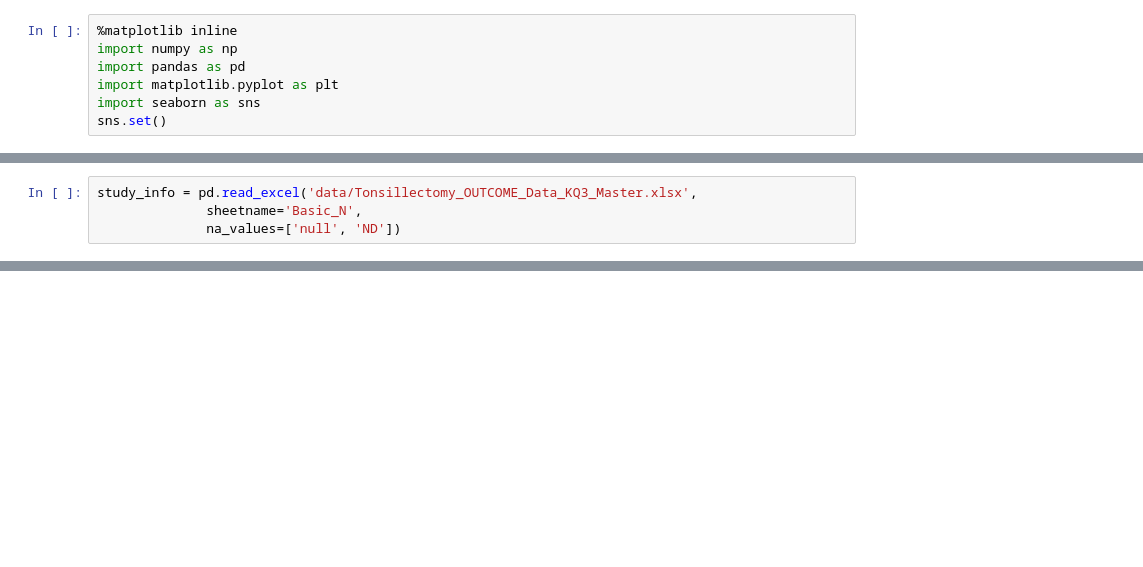
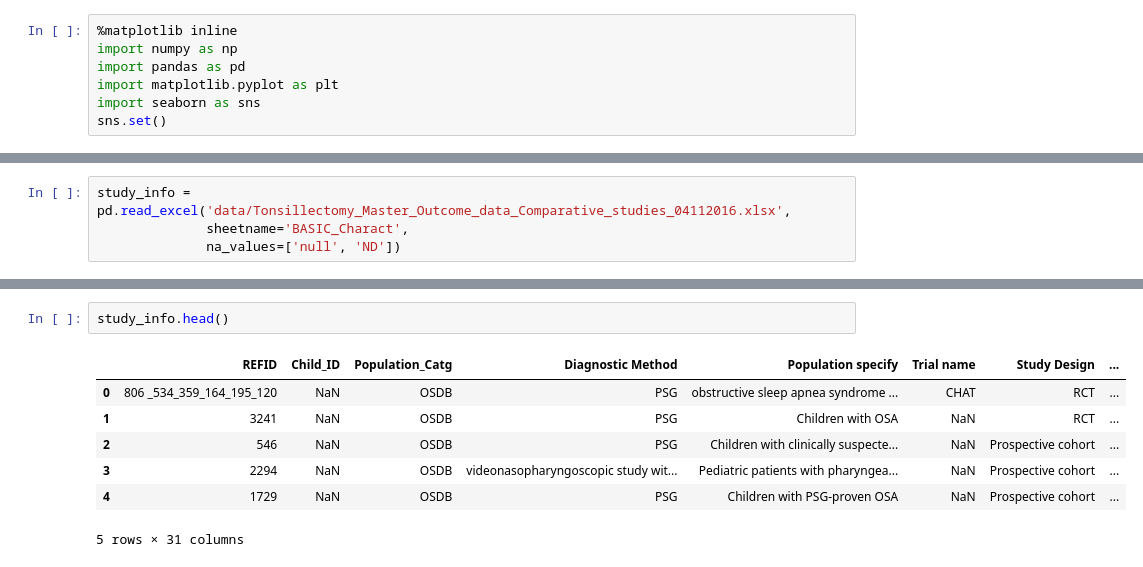
Before and after one commit to VanderbiltPopHealthSci/tonsillectomy_MA, a Jupyter notebook: Tonsillectomy KQ3-4 MA.ipynb, the cells around one changed output, grey strips where cells are left out. Saved outputs shown, nothing was run; the diff lists cells and outputs as text; blank space fills up the shorter version.

```diff
--- a/Tonsillectomy KQ3-4 MA.ipynb
+++ b/Tonsillectomy KQ3-4 MA.ipynb
@@ -22,4 +44,4 @@ outcomes.head(3)
 # %%
-study_info = pd.read_excel('data/Tonsillectomy_OUTCOME_Data_KQ3_Master.xlsx',
-              sheetname='Basic_N',
+study_info = pd.read_excel('data/Tonsillectomy_Master_Outcome_data_Comparative_studies_04112016.xlsx',
+              sheetname='BASIC_Charact',
               na_values=['null', 'ND'])
@@ -36,0 +48,10 @@ data_merged.head()
+# %%
+study_info.head()
+# %% [output]
+|  | REFID | Child_ID | Population_Catg | Diagnostic Method | Population specify | Trial name | Study Design | ... |
+| 0 | 806 _534_359_164_195_120 | NaN | OSDB | PSG | obstructive sleep apnea syndrome ... | CHAT | RCT | ... |
+| 1 | 3241 | NaN | OSDB | PSG | Children with OSA | NaN | RCT | ... |
+| 2 | 546 | NaN | OSDB | PSG | Children with clinically suspecte... | NaN | Prospective cohort | ... |
+| 3 | 2294 | NaN | OSDB | videonasopharyngoscopic study wit... | Pediatric patients with pharyngea... | NaN | Prospective cohort | ... |
+| 4 | 1729 | NaN | OSDB | PSG | Children with PSG-proven OSA | NaN | Prospective cohort | ... |
+5 rows × 31 columns
```
Also changed, not shown: parts of 40 cells of this notebook.
